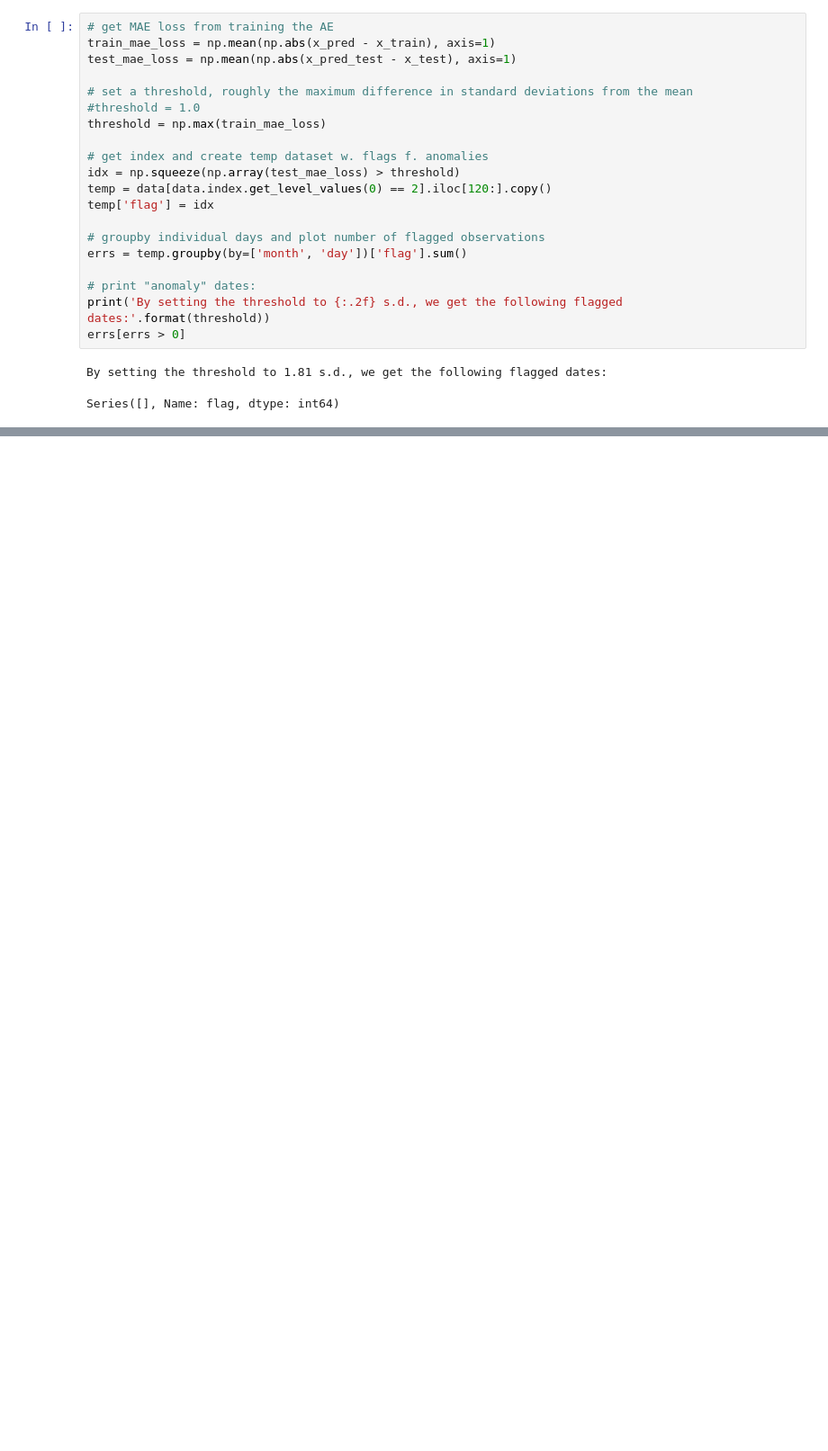
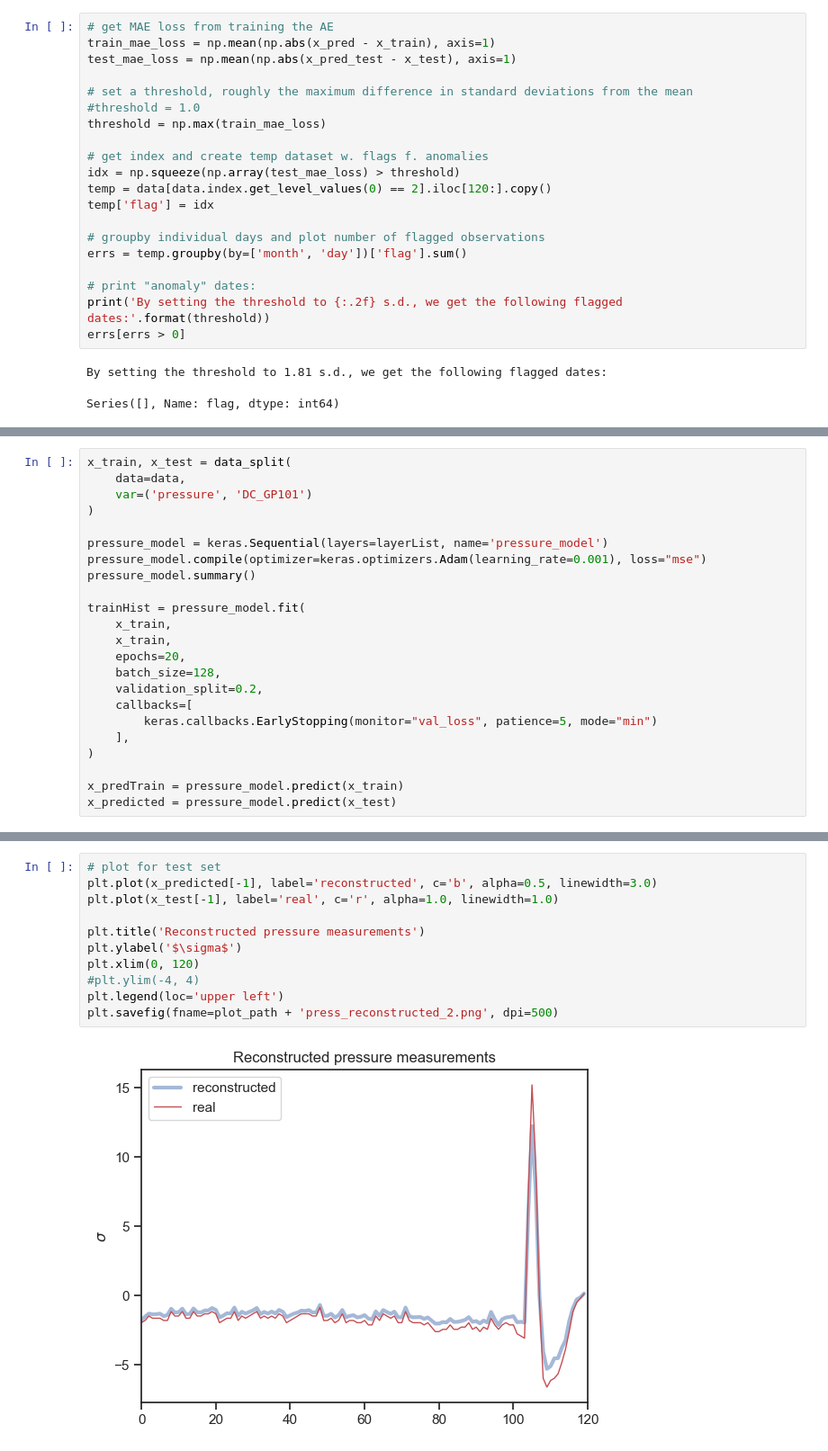
Before and after one commit to oStglnd/rise-gh, a Jupyter notebook: cleaning/anomaly_detection.ipynb, the cells around one changed output, grey strips where cells are left out. Shown at 90% size. Cells and saved outputs as stored; diff of their text form; blank space fills up the shorter version.

```diff
--- a/cleaning/anomaly_detection.ipynb
+++ b/cleaning/anomaly_detection.ipynb
@@ -331,0 +341,23 @@ We split data temporally, using data from December and January as training data,
+# %%
+x_train, x_test = data_split(
+    data=data,
+    var=('pressure', 'DC_GP101')
+)
+
+pressure_model = keras.Sequential(layers=layerList, name='pressure_model')
+pressure_model.compile(optimizer=keras.optimizers.Adam(learning_rate=0.001), loss="mse")
+pressure_model.summary()
+
+trainHist = pressure_model.fit(
+    x_train,
+    x_train,
+    epochs=20,
+    batch_size=128,
+    validation_split=0.2,
+    callbacks=[
+        keras.callbacks.EarlyStopping(monitor="val_loss", patience=5, mode="min")
+    ],
+)
+
+x_predTrain = pressure_model.predict(x_train)
+x_predicted = pressure_model.predict(x_test)
@@ -331,0 +382,13 @@ We split data temporally, using data from December and January as training data,
+# %%
+# plot for test set
+plt.plot(x_predicted[-1], label='reconstructed', c='b', alpha=0.5, linewidth=3.0)
+plt.plot(x_test[-1], label='real', c='r', alpha=1.0, linewidth=1.0)
+
+plt.title('Reconstructed pressure measurements')
+plt.ylabel('$\sigma$')
+plt.xlim(0, 120)
+#plt.ylim(-4, 4)
+plt.legend(loc='upper left')
+plt.savefig(fname=plot_path + 'press_reconstructed_2.png', dpi=500)
+# %% [output]
+[figure, added]
```
Also changed, not shown: parts of 10 cells of this notebook, 5 other files.
